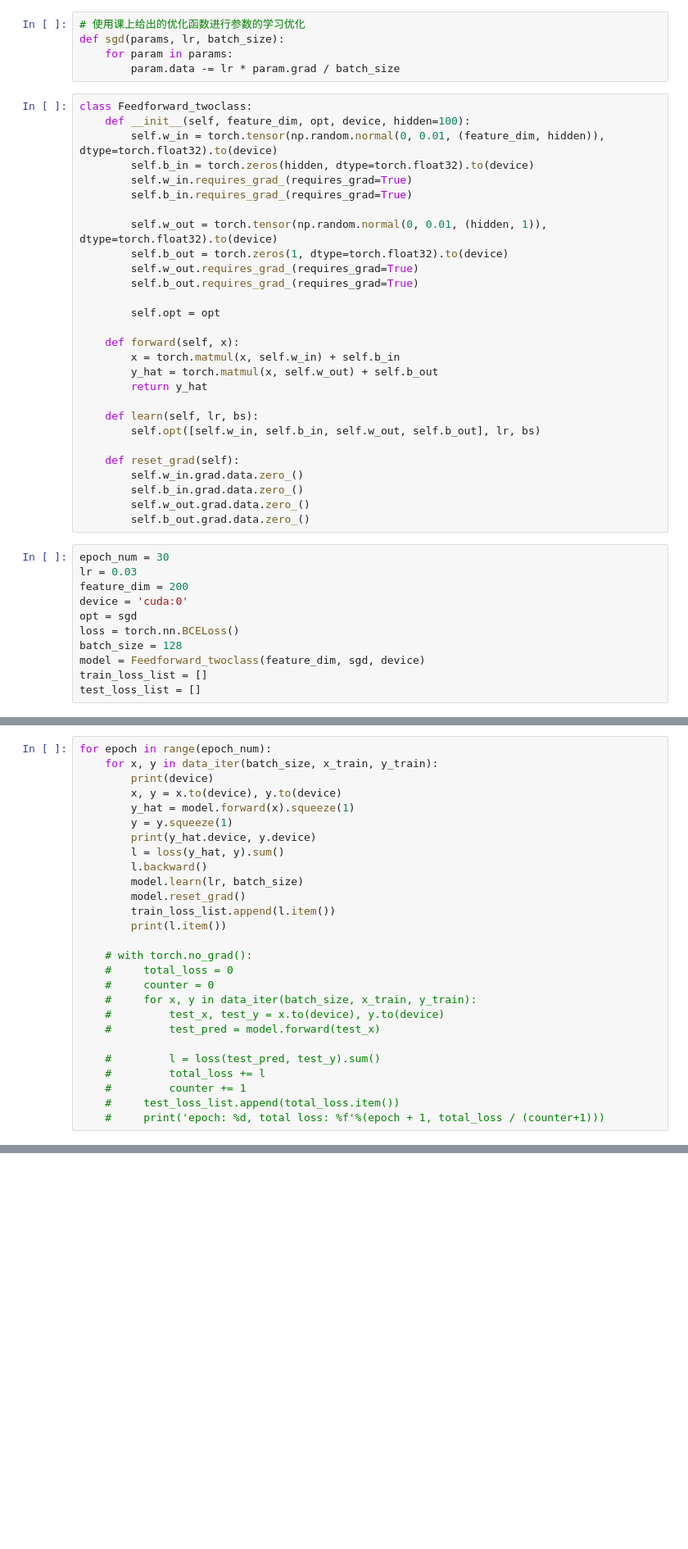
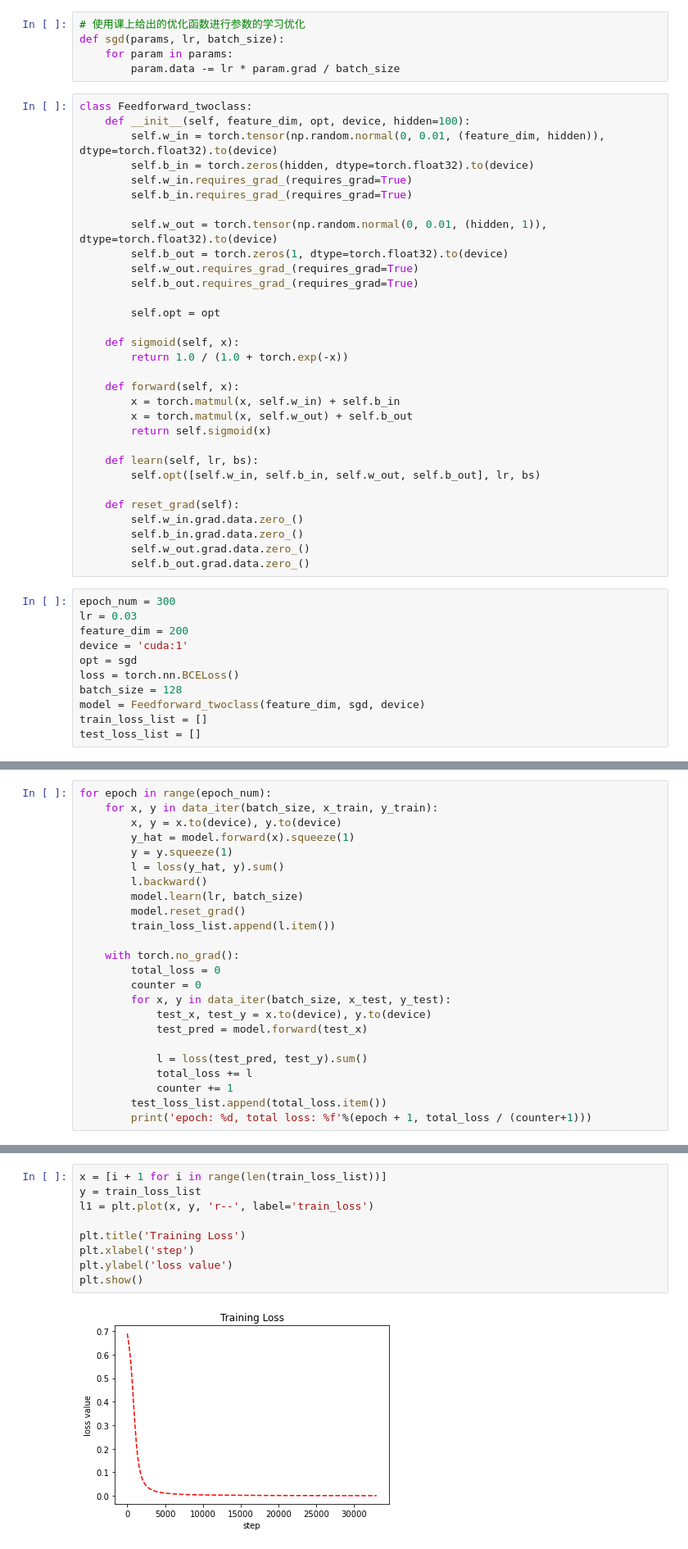
Before and after one commit to YihanHu-2022/DeepLearningHomeworks, a Jupyter notebook: homework2/twoclass.ipynb, the cells around one changed output, grey strips where cells are left out. Shown at 82% size. Drawn from its saved outputs; the diff is of its cells as text; blank space fills up the shorter version.

```diff
--- a/homework2/twoclass.ipynb
+++ b/homework2/twoclass.ipynb
@@ -63,10 +63,13 @@ class Feedforward_twoclass:
 
         self.opt = opt
 
+    def sigmoid(self, x):
+        return 1.0 / (1.0 + torch.exp(-x))
+
     def forward(self, x):
         x = torch.matmul(x, self.w_in) + self.b_in
-        y_hat = torch.matmul(x, self.w_out) + self.b_out
-        return y_hat
+        x = torch.matmul(x, self.w_out) + self.b_out
+        return self.sigmoid(x)
 
     def learn(self, lr, bs):
         self.opt([self.w_in, self.b_in, self.w_out, self.b_out], lr, bs)
@@ -77,10 +80,10 @@ class Feedforward_twoclass:
         self.w_out.grad.data.zero_()
         self.b_out.grad.data.zero_()
 # %%
-epoch_num = 30
+epoch_num = 300
 lr = 0.03
 feature_dim = 200
-device = 'cuda:0'
+device = 'cuda:1'
 opt = sgd
 loss = torch.nn.BCELoss()
 batch_size = 128
@@ -93,28 +93,25 @@ Error:
 # %%
 for epoch in range(epoch_num):
     for x, y in data_iter(batch_size, x_train, y_train):
-        print(device)
         x, y = x.to(device), y.to(device)
         y_hat = model.forward(x).squeeze(1)
         y = y.squeeze(1)
-        print(y_hat.device, y.device)
         l = loss(y_hat, y).sum()
         l.backward()
         model.learn(lr, batch_size)
         model.reset_grad()
         train_loss_list.append(l.item())
-        print(l.item())
 
-    # with torch.no_grad():
-    #     total_loss = 0
-    #     counter = 0
-    #     for x, y in data_iter(batch_size, x_train, y_train):
-    #         test_x, test_y = x.to(device), y.to(device)
-    #         test_pred = model.forward(test_x)
+    with torch.no_grad():
+        total_loss = 0
+        counter = 0
+        for x, y in data_iter(batch_size, x_test, y_test):
+            test_x, test_y = x.to(device), y.to(device)
+            test_pred = model.forward(test_x)
 
-    #         l = loss(test_pred, test_y).sum()
-    #         total_loss += l
-    #         counter += 1
-    #     test_loss_list.append(total_loss.item())
-    #     print('epoch: %d, total loss: %f'%(epoch + 1, total_loss / (counter+1)))
+            l = loss(test_pred, test_y).sum()
+            total_loss += l
+            counter += 1
+        test_loss_list.append(total_loss.item())
+        print('epoch: %d, total loss: %f'%(epoch + 1, total_loss / (counter+1)))
 # %% [output]
@@ -121,0 +137,11 @@ NameError: name 'epoch_num' is not defined
+# %%
+x = [i + 1 for i in range(len(train_loss_list))]
+y = train_loss_list
+l1 = plt.plot(x, y, 'r--', label='train_loss')
+
+plt.title('Training Loss')
+plt.xlabel('step')
+plt.ylabel('loss value')
+plt.show()
+# %% [output]
+[figure, added]
```
Also changed, not shown: parts of 14 cells of this notebook, 4 other files.
